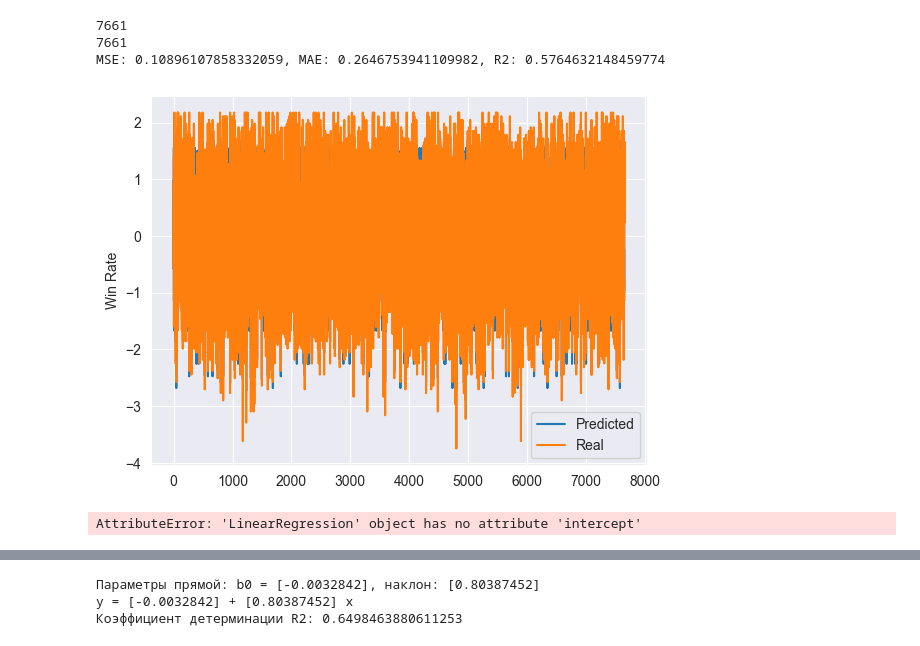
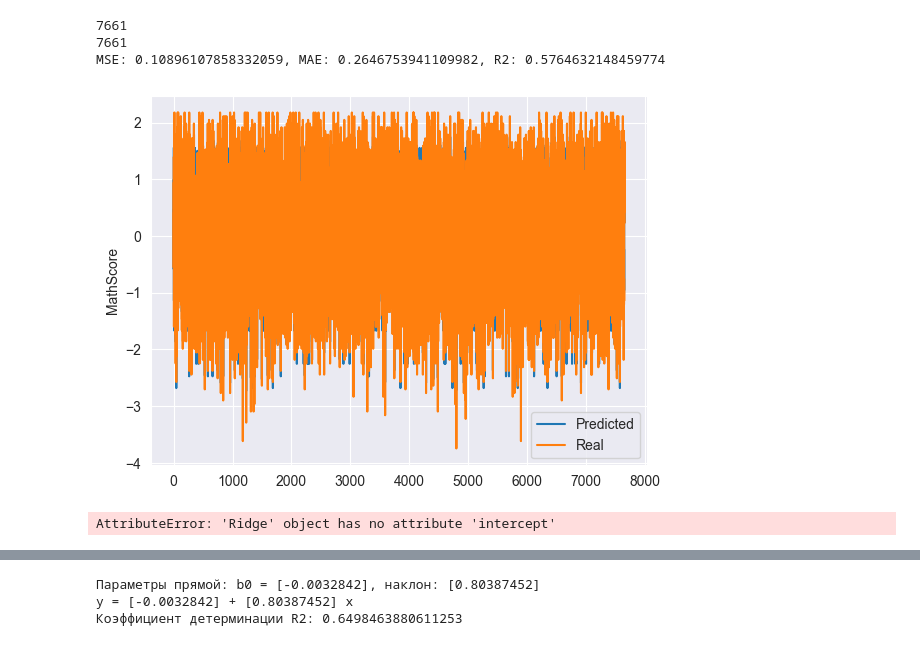
Before and after one commit to MaximLord/Lab, a Jupyter notebook: laba_4.ipynb, the cells around one changed output, grey strips where cells are left out. Cells and saved outputs as stored; diff of their text form; code cells hidden in the pictures.

```diff
--- a/laba_4.ipynb
+++ b/laba_4.ipynb
@@ -382,29 +382,25 @@ MSE: 0.10896107858332059, MAE: 0.2646753941109982, R2: 0.5764632148459774
 # %%
 plt.plot(bosXPred)
 plt.plot(bosXTest)
 plt.legend(["Predicted", "Real"])
-plt.ylabel("Win Rate")
+plt.ylabel("MathScore")
 plt.show()
 # %% [output]
-[figure, old version]
+[figure, new version]
 # %%
 #Линейная
 # %%
+import sklearn
 from sklearn import linear_model
-from sklearn.preprocessing import MinMaxScaler
-#обучение модели
-linReg = linear_model.LinearRegression()
-linReg.fit(bosXTrain, bosYTrain)
+import sklearn
+from sklearn import linear_model
+rig = linear_model.Ridge(alpha=.5)
+rig.fit(bosXTrain, bosYTrain)
 
-#построение предсказания
-weightPred = linReg.predict(bosXTest)
+wRigPred = rig.predict(bosXTest)
 
-print(f"Параметры прямой: b0 = {linReg.intercept}, наклон: {linReg.coef[0]}")
-print(f"y = {linReg.intercept} + {linReg.coef_[0]} x")
-print(f"Коэффициент детерминации R2: {linReg.score(bosXTrain, bosYTrain)}")
-plt.scatter(bosXTest, bosYTest)
-plt.plot(bosXTest,weightPred, color="green")
-
-plt.show()
+print(f"Параметры прямой: b0 = {rig.intercept}, наклон: {rig.coef[0]}")
+print(f"y = {rig.intercept} + {rig.coef_[0]} x")
+print(f"Коэффициент детерминации R2: {rig.score(bosXTrain, bosYTrain)}")
 # %% [output]
-AttributeError: 'LinearRegression' object has no attribute 'intercept'
+AttributeError: 'Ridge' object has no attribute 'intercept'
```
Also changed, not shown: parts of 3 cells of this notebook.
